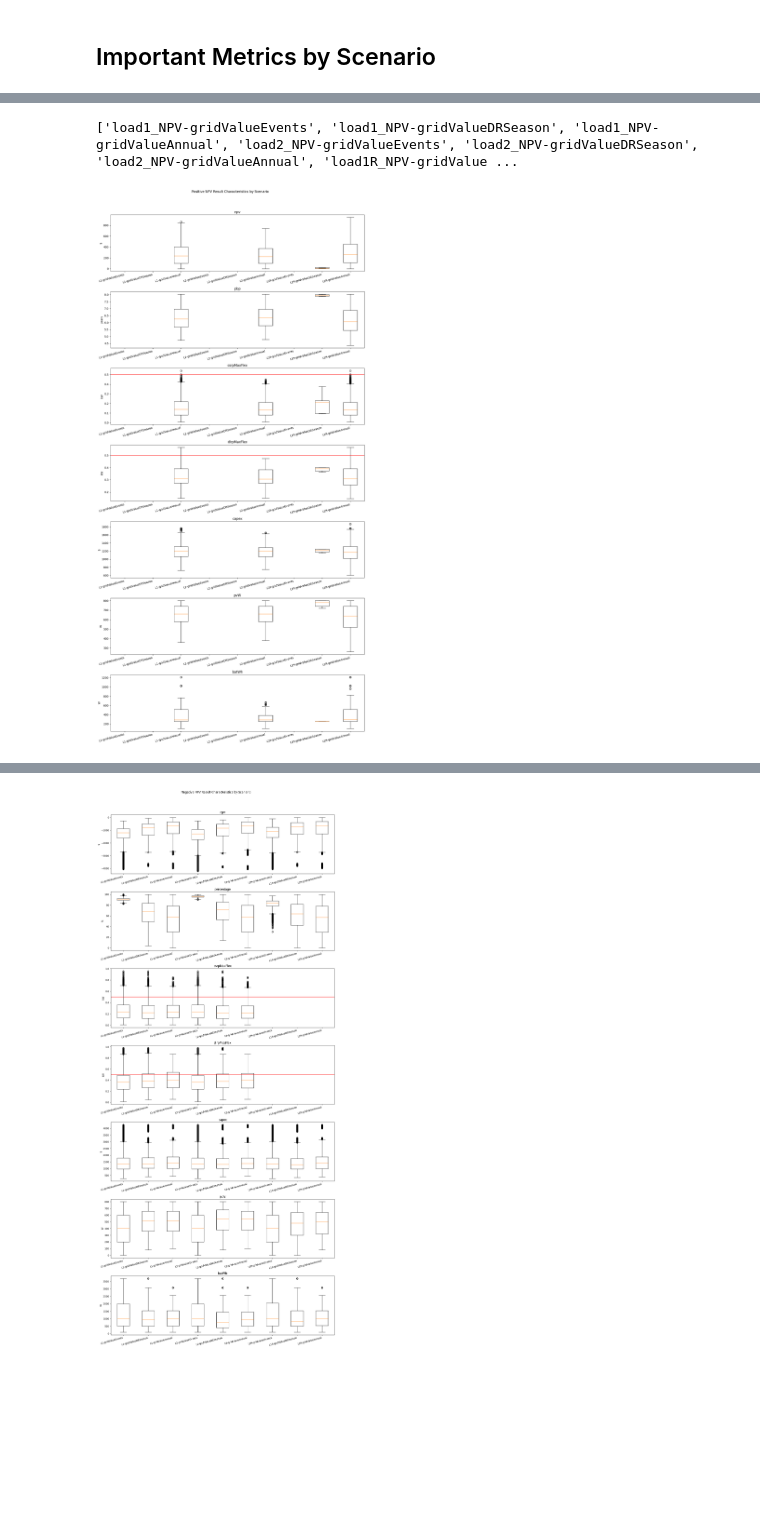
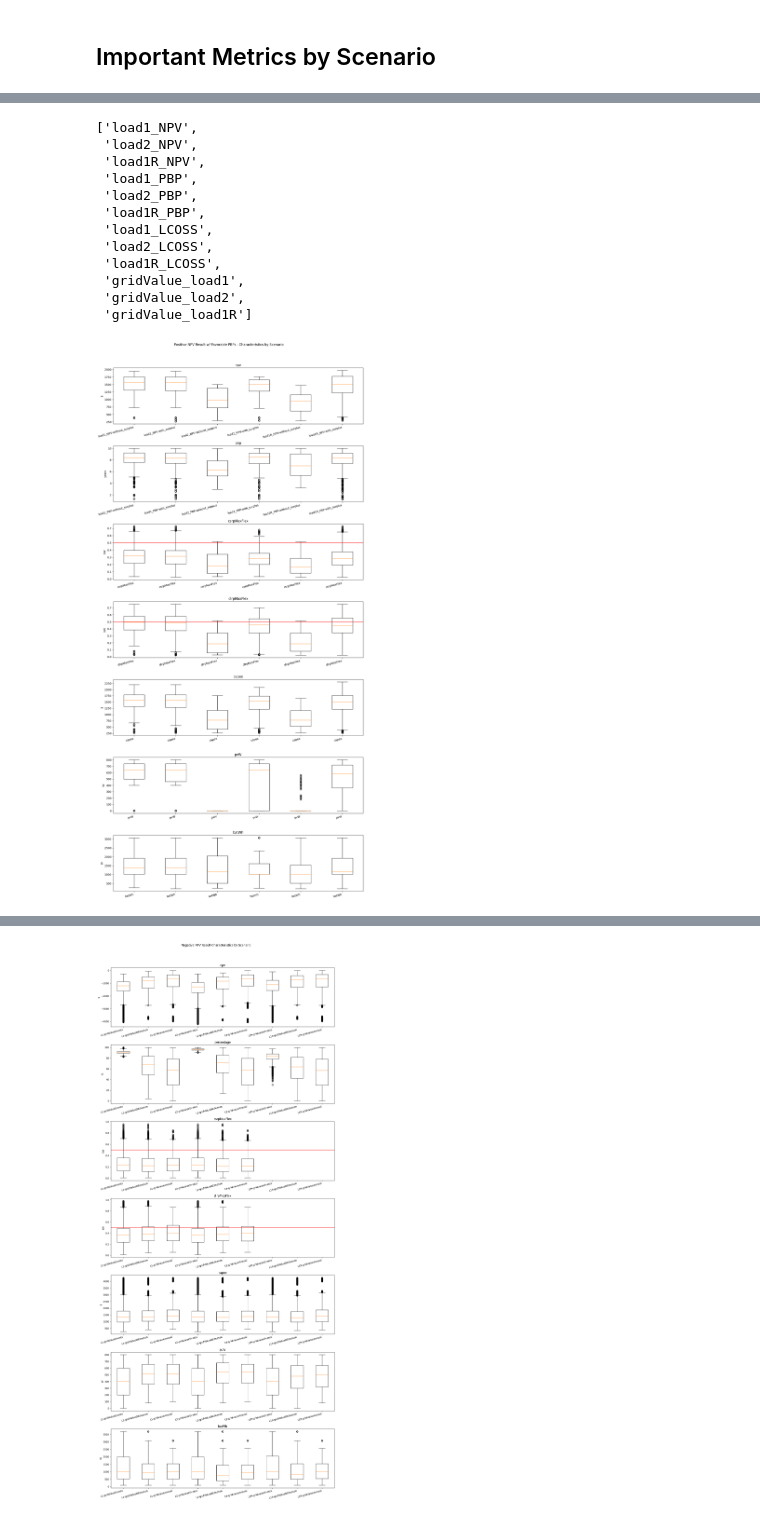
Before and after one commit to alexnathanson/TEA_AggregatedOffGridPVPowerStations, a Jupyter notebook: analysis_v2.ipynb, the cells around one changed output, grey strips where cells are left out. Drawn from its saved outputs; the diff is of its cells as text; code cells hidden in the pictures; blank space fills up the shorter version.

Commit message:
reworked results

```diff
--- a/analysis_v2.ipynb
+++ b/analysis_v2.ipynb
@@ -32,7 +32,7 @@ network_df.head()
 ## Read Model Results
 # %%
 #submitted paper results
-results_df = pd.read_csv('results/results_df_1751159553.csv')
+results_df = pd.read_csv('results/results_df_1751484357.csv')
 
 #V-5B analysis results
 # results_df = pd.read_csv('results/results_df_1735343451.csv')
@@ -241,2 +314,14 @@ analyze_df.head()
+# %%
+gridValueKeys = ['daysWithSurplus','avgHourlySurpluskWAC','maxHourlySurpluskWAC',
+                 'ann_surpluskWhAC','ann_surpluskWhAC_value','requiredGridkWhAC',
+                 'requiredGridkWhAC_cost','eventGridChargekWhAC','eventGridChargekWhAC_costs',
+                 'avoidedGridkWhAC','avoidedGridkWhAC_value']
+
+scenarios = ['with_surplus', 'without_surplus']
+baselines = ['1','2','1R']
+colsN = [f'load{b}_NPV' for b in baselines]
+colsP = [f'load{b}_PBP' for b in baselines]
+colsL = [f'load{b}_LCOSS' for b in baselines]
+colsGridValue = [f'gridValue_load{b}' for b in baselines]
 # %%
 # break out and summerize dictionaries
@@ -366,49 +532,70 @@ for c in cols:
+# %%
+colsN+colsP+colsL+colsGridValue
+# %% [output]
+['load1_NPV',
+ 'load2_NPV',
+ 'load1R_NPV',
+ 'load1_PBP',
+ 'load2_PBP',
+ 'load1R_PBP',
+ 'load1_LCOSS',
+ 'load2_LCOSS',
+ 'load1R_LCOSS',
+ 'gridValue_load1',
+ 'gridValue_load2',
+ 'gridValue_load1R']
 # %%
-scenarios = ['gridValueEvents', 'gridValueDRSeason', 'gridValueAnnual']
-baselines = ['1','2','1R']
-baseline_scenarios = [f'load{b}_NPV-{s}' for b in baselines for s in scenarios]
+scenarios = ['without_surplus', 'with_surplus']
+loads = ['1','2','1R']
+#baseline_scenarios = [f'load{b}_NPV-{s}' for b in baselines for s in scenarios]
 #print(baseline_scenarios)
-results = ['npv','pbp','csrpMaxFlex','dlrpMaxFlex','capex','pvW','batWh']
+plot_results = ['npv','pbp','csrpMaxFlex','dlrpMaxFlex','capex','pvW','batWh']
 units = ['$','years','kW','kW','$','W','W']
 
-fig, axs = plt.subplots(len(results),1, figsize=(14, 30))#, sharey=True to have identical heights
+fig, axs = plt.subplots(len(plot_results),1, figsize=(14, 30))#, sharey=True to have identical heights
 
-for ir, r in enumerate(results):
+for ir, r in enumerate(plot_results): # category to plot
     boxPlotData = []
     myLabels=[]
-    for ib, b in enumerate(baseline_scenarios):
-        #print(f'{r}-{b}')
-        if r == 'npv':
-            bb = b
-        elif r == 'pbp':
-            bb = b.replace('NPV','PBP')
-        else:
-            bb = r
-        rDF = expAnalyze_df[expAnalyze_df[b]>=0] # get positive NPVs
-        boxPlotData.append(list(rDF[bb]))
+    for il, l in enumerate(loads):
+        for isc, sc in enumerate(scenarios):# with or without surplus
+            if l == '1':
+                data = load1_expAnalyze_df[(load1_expAnalyze_df[f'load{l}_NPV-{sc}']>=0) & (load1_expAnalyze_df[f'load{l}_PBP-{sc}']<=load1_expAnalyze_df['workingLife'])]
+            elif l == '2':
+                data = load2_expAnalyze_df[(load2_expAnalyze_df[f'load{l}_NPV-{sc}']>=0) & (load2_expAnalyze_df[f'load{l}_PBP-{sc}']<=load2_expAnalyze_df['workingLife'])]
+            elif l == '1R':
+                data = load1R_expAnalyze_df[(load1R_expAnalyze_df[f'load{l}_NPV-{sc}']>=0) & (load1R_expAnalyze_df[f'load{l}_PBP-{sc}']<=load1R_expAnalyze_df['workingLife'])]
 
-        myLabels.append(b.replace('_NPV','').replace('_PBP','').replace('load','L'))
+            #print(f'{r}-{b}')
+            if r == 'npv':
+                bb = f'load{l}_NPV-{sc}'
+            elif r == 'pbp':
+                bb = f'load{l}_PBP-{sc}'
+            else:
+                bb = r
+            #load1_expAnalyze_df[load1_expAnalyze_df['load1R_NPV-without_surplus']>=0]
+            boxPlotData.append(list(data[bb]))
+            myLabels.append(bb)
 
     axs[ir].boxplot(boxPlotData, tick_labels=myLabels)
     for label in axs[ir].get_xticklabels():
         label.set_rotation(15)
         label.set_horizontalalignment('right')
 
     axs[ir].set_title(f'{r}')
     axs[ir].set_ylabel(f'{units[ir]}')
 
     # draw line to indicate comparison
     if 'Flex' in r:
         axs[ir].axhline(0.5, c='r')
 
 #fig.subplots_adjust(bottom=0.05, top=0.9,hspace=0.4, wspace=0.3)
 plt.tight_layout(rect=[0, 0.03, 1, 0.95])  # leave space for suptitle
-fig.suptitle('Positive NPV Result Characteristics by Scenario')
+fig.suptitle('Positive NPV Result w/ Favorable PBPs - Characteristics by Scenario')
 
 plt.show()
 # %% [output]
-['load1_NPV-gridValueEvents', 'load1_NPV-gridValueDRSeason', 'load1_NPV-gridValueAnnual', 'load2_NPV-gridValueEvents', 'load2_NPV-gridValueDRSeason', 'load2_NPV-gridValueAnnual', 'load1R_NPV-gridValue ...
-[figure, old version]
+[figure, new version]
 # %%
 newResults = []
 for c in baseline_scenarios:
```
Also changed, not shown: parts of 22 cells of this notebook.
